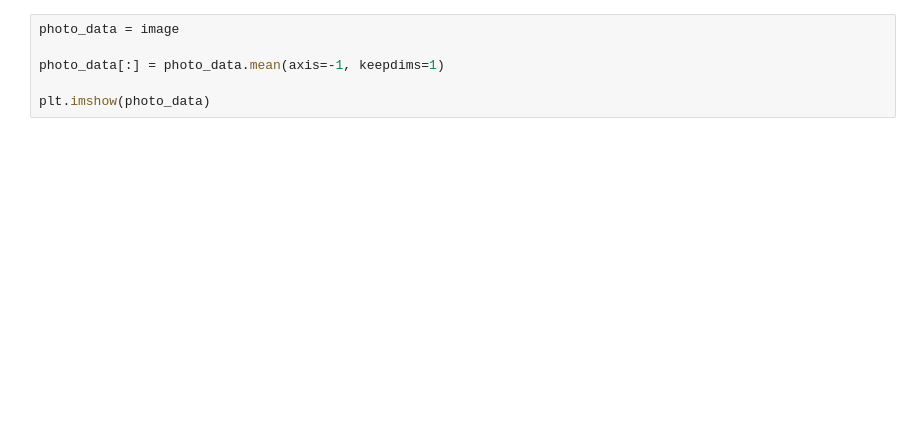
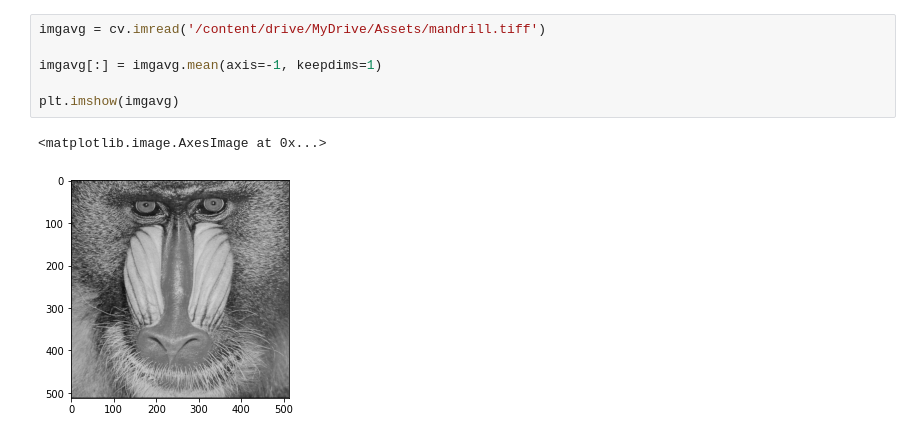
Before and after one commit to mrizazul/PCVK_GENAP_2021, a Jupyter notebook: Week3.ipynb, the cells around one changed output. Drawn from its saved outputs; the diff is of its cells as text; blank space fills up the shorter version.

```diff
--- a/Week3.ipynb
+++ b/Week3.ipynb
@@ -87,7 +98,10 @@ cv2_imshow(cv.cvtColor(final_frame,cv.COLOR_BGR2RGB))
 # %%
-photo_data = image
+imgavg = cv.imread('/content/drive/MyDrive/Assets/mandrill.tiff')
 
-photo_data[:] = photo_data.mean(axis=-1, keepdims=1)
+imgavg[:] = imgavg.mean(axis=-1, keepdims=1)
 
-plt.imshow(photo_data)
+plt.imshow(imgavg)
+# %% [output]
+<matplotlib.image.AxesImage at 0x...>
+[figure, added]
 # %%
```
Also changed, not shown: parts of 8 cells of this notebook.
